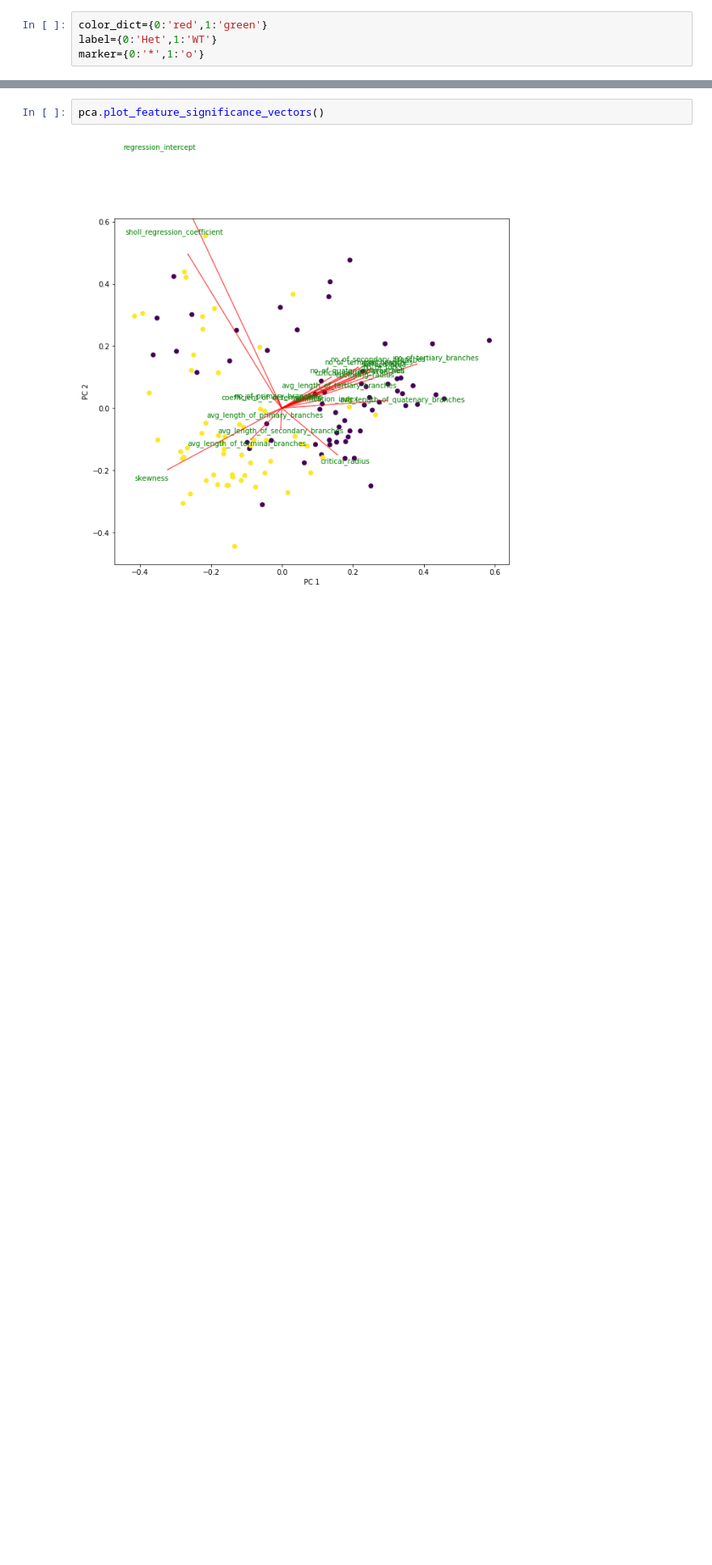
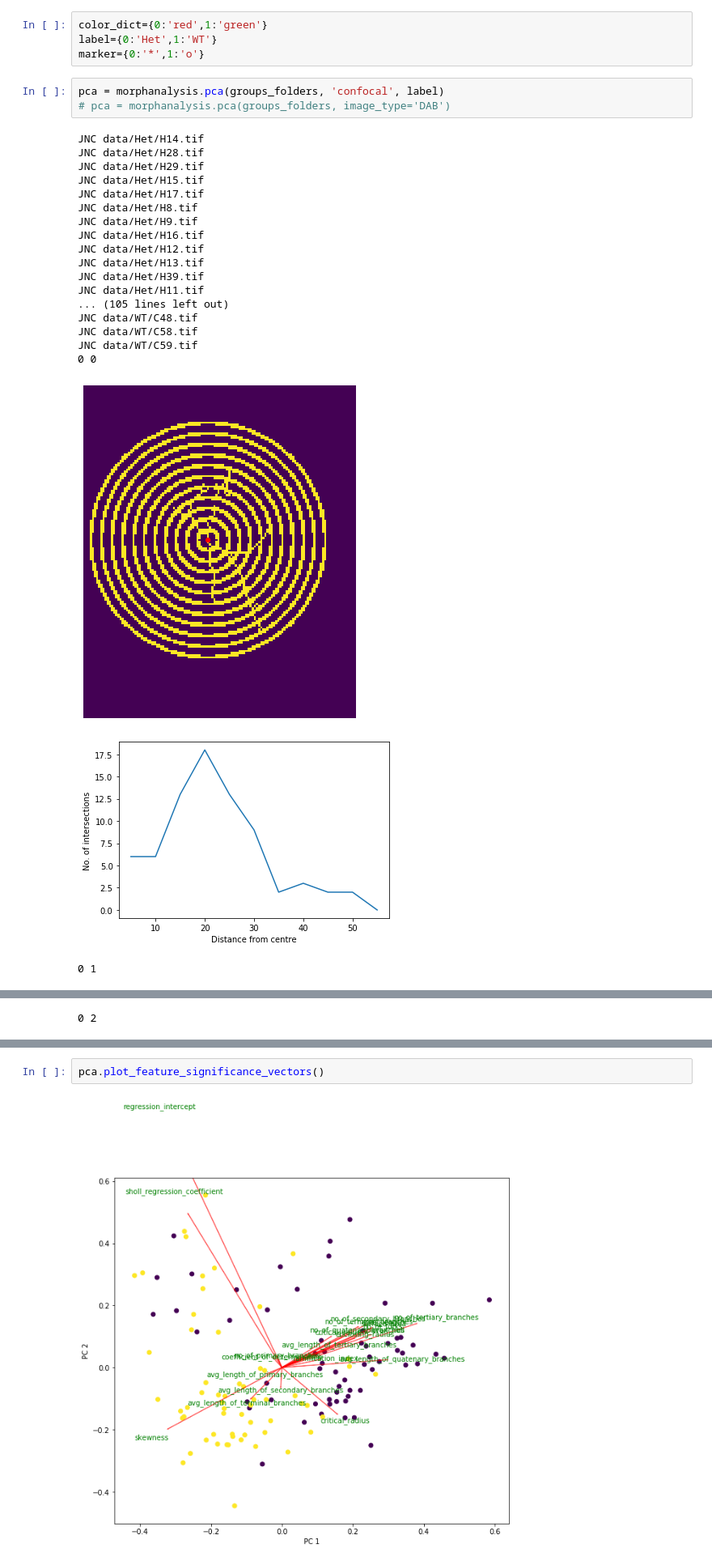
Before and after one commit to swanandlab/SMorph, a Jupyter notebook: pca demo.ipynb, the cells around one changed output, grey strips where cells are left out. Shown at 81% size. Cells and saved outputs as stored; diff of their text form; blank space fills up the shorter version.

Commit message:
added demo with updated sholl plots

```diff
--- a/pca demo.ipynb
+++ b/pca demo.ipynb
@@ -26,3 +7,27 @@ JNC data/Het/H11.tif
 color_dict={0:'red',1:'green'}
 label={0:'Het',1:'WT'}
 marker={0:'*',1:'o'}
+# %%
+pca = morphanalysis.pca(groups_folders, 'confocal', label)
+# pca = morphanalysis.pca(groups_folders, image_type='DAB')
+# %% [output]
+JNC data/Het/H14.tif
+JNC data/Het/H28.tif
+JNC data/Het/H29.tif
+JNC data/Het/H15.tif
+JNC data/Het/H17.tif
+JNC data/Het/H8.tif
+JNC data/Het/H9.tif
+JNC data/Het/H16.tif
+JNC data/Het/H12.tif
+JNC data/Het/H13.tif
+JNC data/Het/H39.tif
+JNC data/Het/H11.tif
+... (105 lines left out)
+JNC data/WT/C48.tif
+JNC data/WT/C58.tif
+JNC data/WT/C59.tif
+0 0
+[figure, added]
+[figure, added]
+0 1
@@ -28,0 +36 @@ marker={0:'*',1:'o'}
+0 2
```
Also changed, not shown: parts of 10 cells of this notebook.
